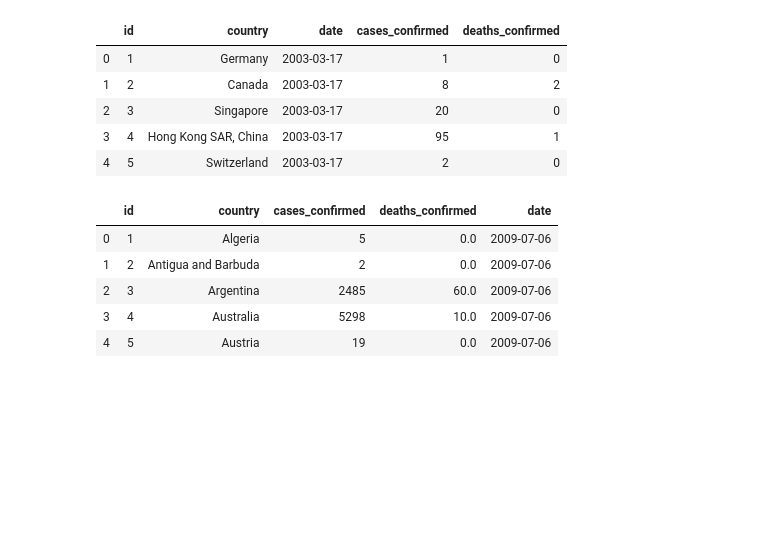
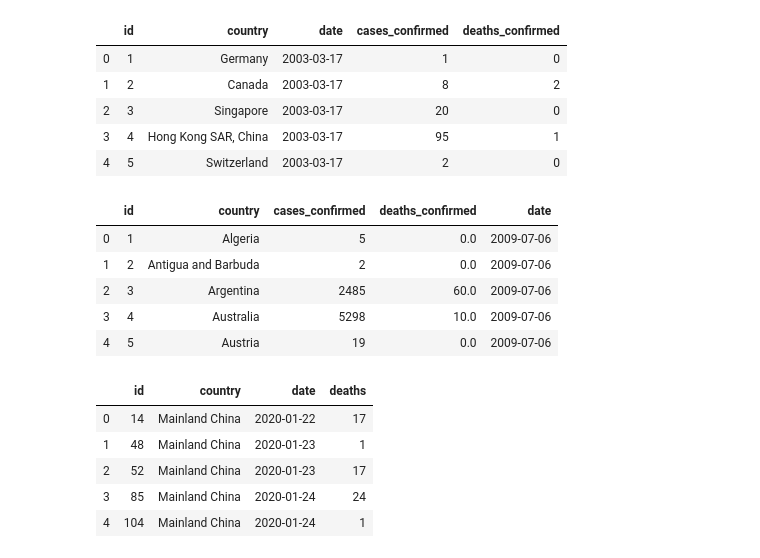
Before and after one commit to LeticiaVaz/ETL_Diseases, a Jupyter notebook: diseases_etl.ipynb, the cells around one changed output. Saved outputs shown, nothing was run; the diff lists cells and outputs as text; code cells hidden in the pictures; blank space fills up the shorter version.

```diff
--- a/diseases_etl.ipynb
+++ b/diseases_etl.ipynb
@@ -412,3 +379,13 @@ pd.read_sql_query('select * from swineflu_virus', con=engine).head()
 | 2 | 3 | Argentina | 2485 | 60.0 | 2009-07-06 |
 | 3 | 4 | Australia | 5298 | 10.0 | 2009-07-06 |
 | 4 | 5 | Austria | 19 | 0.0 | 2009-07-06 |
+# %%
+#TABLE - SWINE FLU VIRUS
+pd.read_sql_query('select * from corona_virus', con=engine).head()
+# %% [output]
+|  | id | country | date | deaths |
+| 0 | 14 | Mainland China | 2020-01-22 | 17 |
+| 1 | 48 | Mainland China | 2020-01-23 | 1 |
+| 2 | 52 | Mainland China | 2020-01-23 | 17 |
+| 3 | 85 | Mainland China | 2020-01-24 | 24 |
+| 4 | 104 | Mainland China | 2020-01-24 | 1 |
```
Also changed, not shown: parts of 15 cells of this notebook, 1 other file.
